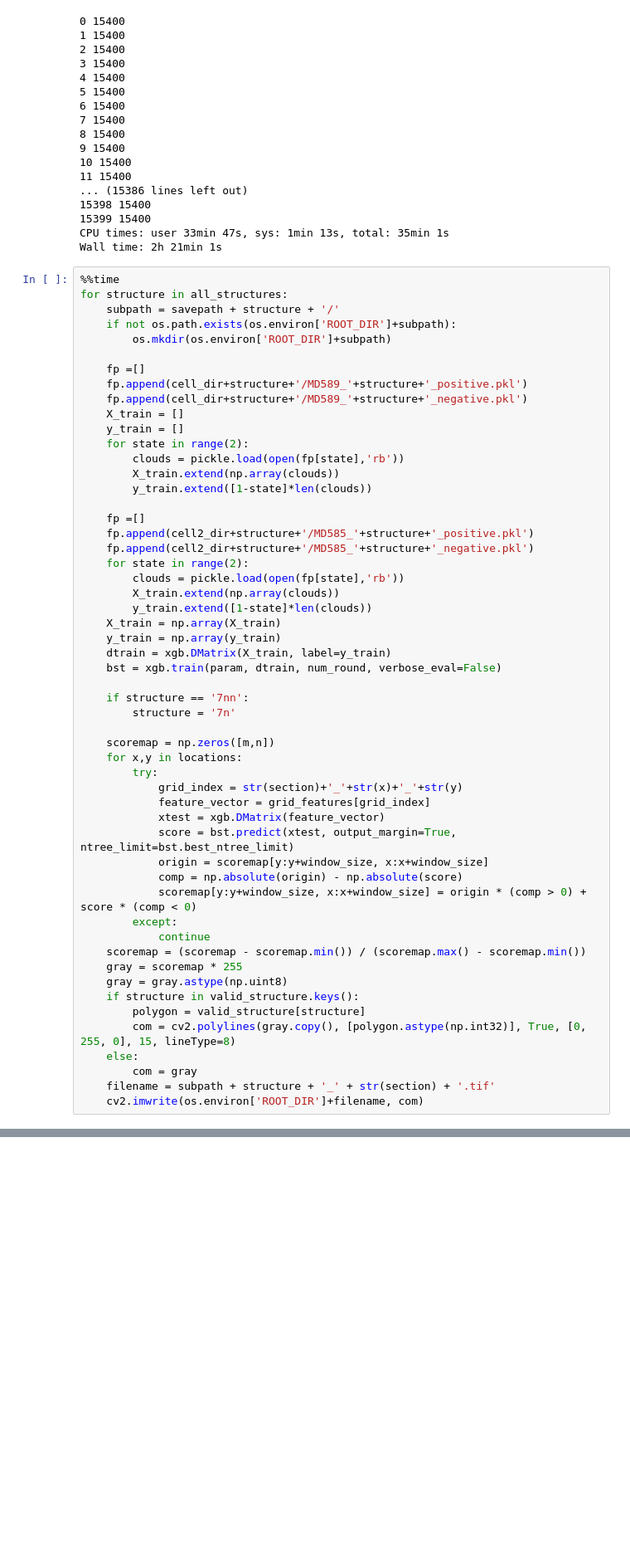
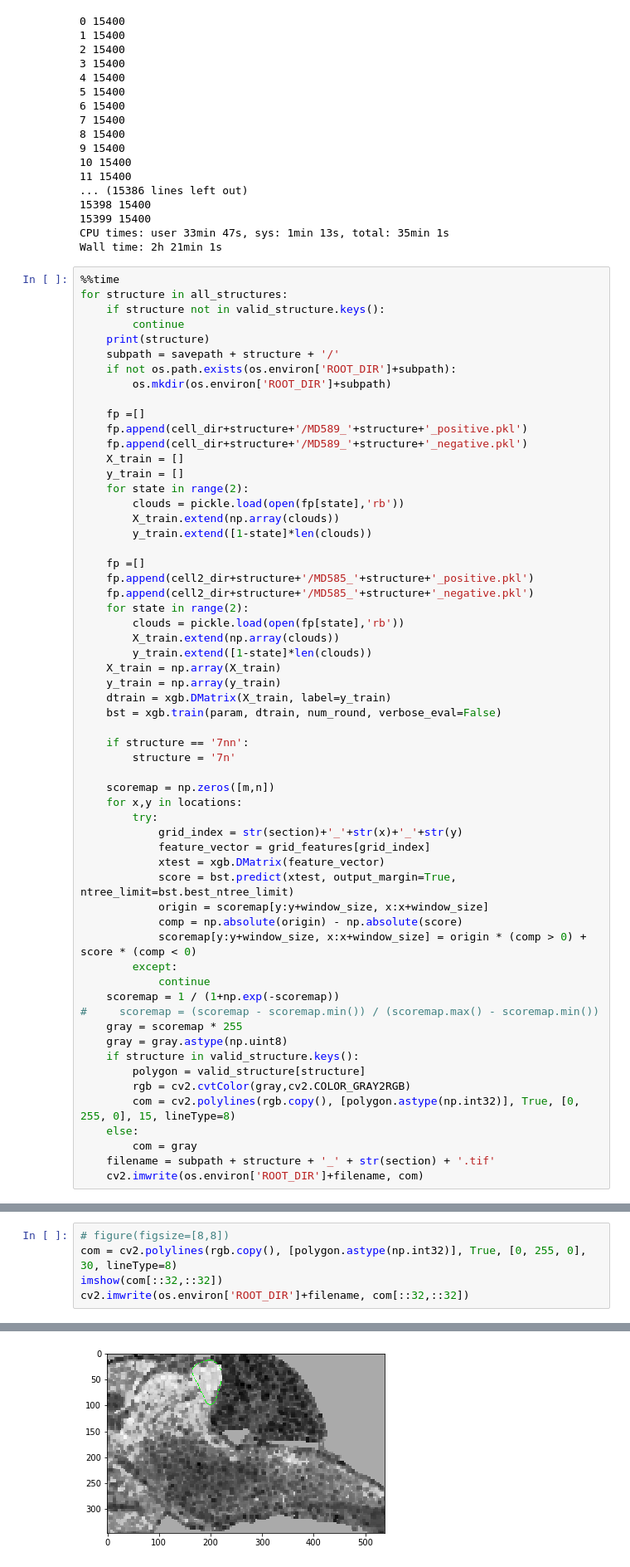
Before and after one commit to yoavfreund/shapeology_code, a Jupyter notebook: notebooks/Scoremap_test.ipynb, the cells around one changed output, grey strips where cells are left out. Shown at 83% size. Saved outputs shown, nothing was run; the diff lists cells and outputs as text; blank space fills up the shorter version.

Commit message:
scoremap ec2 test

```diff
--- a/notebooks/Scoremap_test.ipynb
+++ b/notebooks/Scoremap_test.ipynb
@@ -220,6 +201,9 @@ Wall time: 2h 21min 1s
 # %%
 %%time
 for structure in all_structures:
+    if structure not in valid_structure.keys():
+        continue
+    print(structure)
     subpath = savepath + structure + '/'
     if not os.path.exists(os.environ['ROOT_DIR']+subpath):
         os.mkdir(os.environ['ROOT_DIR']+subpath)
@@ -261,12 +245,14 @@ for structure in all_structures:
             scoremap[y:y+window_size, x:x+window_size] = origin * (comp > 0) + score * (comp < 0)
         except:
             continue
-    scoremap = (scoremap - scoremap.min()) / (scoremap.max() - scoremap.min())
+    scoremap = 1 / (1+np.exp(-scoremap))
+#     scoremap = (scoremap - scoremap.min()) / (scoremap.max() - scoremap.min())
     gray = scoremap * 255
     gray = gray.astype(np.uint8)
     if structure in valid_structure.keys():
         polygon = valid_structure[structure]
-        com = cv2.polylines(gray.copy(), [polygon.astype(np.int32)], True, [0, 255, 0], 15, lineType=8)
+        rgb = cv2.cvtColor(gray,cv2.COLOR_GRAY2RGB)
+        com = cv2.polylines(rgb.copy(), [polygon.astype(np.int32)], True, [0, 255, 0], 15, lineType=8)
     else:
         com = gray
     filename = subpath + structure + '_' + str(section) + '.tif'
@@ -273,0 +276,6 @@ for structure in all_structures:
+# %%
+# figure(figsize=[8,8])
+com = cv2.polylines(rgb.copy(), [polygon.astype(np.int32)], True, [0, 255, 0], 30, lineType=8)
+imshow(com[::32,::32])
+cv2.imwrite(os.environ['ROOT_DIR']+filename, com[::32,::32])
+# %% [output]
@@ -273,0 +283 @@ for structure in all_structures:
+[figure, added]
```
Also changed, not shown: parts of 5 cells of this notebook, 3 other files.
